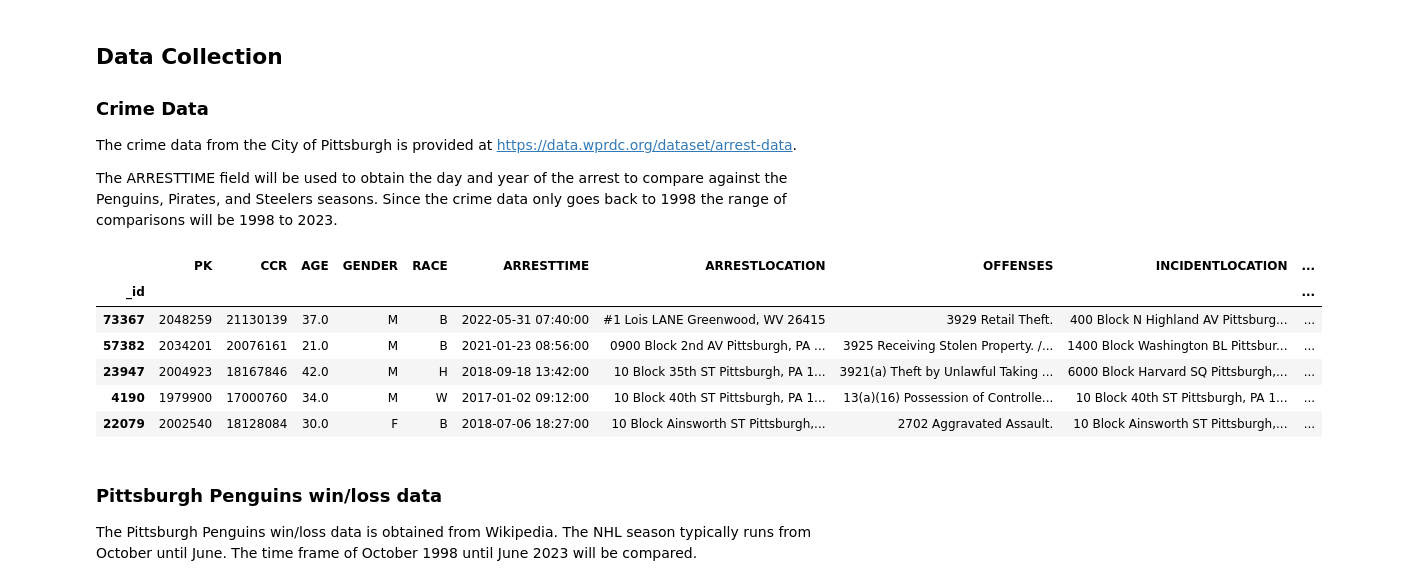
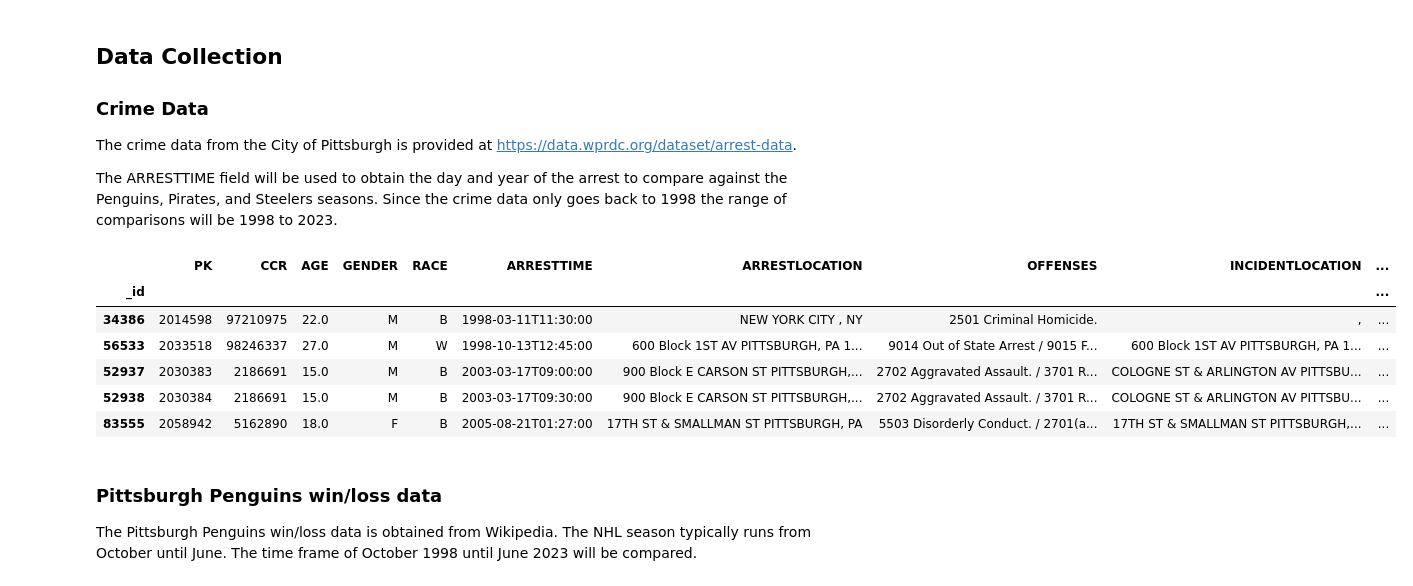
Before and after one commit to calebrauscher/University_of_Michigan, a Jupyter notebook: Applied Plotting/Assignment 4/assignment4.ipynb, the cells around one changed output. Saved outputs shown, nothing was run; the diff lists cells and outputs as text; code cells hidden in the pictures.

```diff
--- a/Applied Plotting/Assignment 4/assignment4.ipynb
+++ b/Applied Plotting/Assignment 4/assignment4.ipynb
@@ -46,16 +46,18 @@ The crime data from the City of Pittsburgh is provided at https://data.wprdc.org
 The ARRESTTIME field will be used to obtain the day and year of the arrest to compare against the Penguins, Pirates, and Steelers seasons. Since the crime data only goes back to 1998 the range of comparisons will be 1998 to 2023.
 # %%
 crime = pd.read_csv(r"data\pittsburgh_arrest_data.csv").set_index("_id")
-crime["ARRESTTIME"] = pd.to_datetime(crime["ARRESTTIME"])
+crime["ARRESTDATE"] = pd.to_datetime(crime["ARRESTTIME"]).dt.date
+crime["YEAR"] = pd.to_datetime(crime["ARRESTTIME"]).dt.year
+crime["MONTH"] = pd.to_datetime(crime["ARRESTTIME"]).dt.month
 crime.sort_values("ARRESTTIME").head()
 # %% [output]
 |  | PK | CCR | AGE | GENDER | RACE | ARRESTTIME | ARRESTLOCATION | OFFENSES | INCIDENTLOCATION | ... |
 | _id |  |  |  |  |  |  |  |  |  | ... |
-| 73367 | 2048259 | 21130139 | 37.0 | M | B | 2022-05-31 07:40:00 | #1 Lois LANE Greenwood, WV 26415 | 3929 Retail Theft. | 400 Block N Highland AV Pittsburg... | ... |
-| 57382 | 2034201 | 20076161 | 21.0 | M | B | 2021-01-23 08:56:00 | 0900 Block 2nd AV Pittsburgh, PA ... | 3925 Receiving Stolen Property. /... | 1400 Block Washington BL Pittsbur... | ... |
-| 23947 | 2004923 | 18167846 | 42.0 | M | H | 2018-09-18 13:42:00 | 10 Block 35th ST Pittsburgh, PA 1... | 3921(a) Theft by Unlawful Taking ... | 6000 Block Harvard SQ Pittsburgh,... | ... |
-| 4190 | 1979900 | 17000760 | 34.0 | M | W | 2017-01-02 09:12:00 | 10 Block 40th ST Pittsburgh, PA 1... | 13(a)(16) Possession of Controlle... | 10 Block 40th ST Pittsburgh, PA 1... | ... |
-| 22079 | 2002540 | 18128084 | 30.0 | F | B | 2018-07-06 18:27:00 | 10 Block Ainsworth ST Pittsburgh,... | 2702 Aggravated Assault. | 10 Block Ainsworth ST Pittsburgh,... | ... |
+| 34386 | 2014598 | 97210975 | 22.0 | M | B | 1998-03-11T11:30:00 | NEW YORK CITY , NY | 2501 Criminal Homicide. | , | ... |
+| 56533 | 2033518 | 98246337 | 27.0 | M | W | 1998-10-13T12:45:00 | 600 Block 1ST AV PITTSBURGH, PA 1... | 9014 Out of State Arrest / 9015 F... | 600 Block 1ST AV PITTSBURGH, PA 1... | ... |
+| 52937 | 2030383 | 2186691 | 15.0 | M | B | 2003-03-17T09:00:00 | 900 Block E CARSON ST PITTSBURGH,... | 2702 Aggravated Assault. / 3701 R... | COLOGNE ST & ARLINGTON AV PITTSBU... | ... |
+| 52938 | 2030384 | 2186691 | 15.0 | M | B | 2003-03-17T09:30:00 | 900 Block E CARSON ST PITTSBURGH,... | 2702 Aggravated Assault. / 3701 R... | COLOGNE ST & ARLINGTON AV PITTSBU... | ... |
+| 83555 | 2058942 | 5162890 | 18.0 | F | B | 2005-08-21T01:27:00 | 17TH ST & SMALLMAN ST PITTSBURGH, PA | 5503 Disorderly Conduct. / 2701(a... | 17TH ST & SMALLMAN ST PITTSBURGH,... | ... |
 # %% [markdown]
 ### Pittsburgh Penguins win/loss data
 
```
Also changed, not shown: parts of 20 cells of this notebook.
